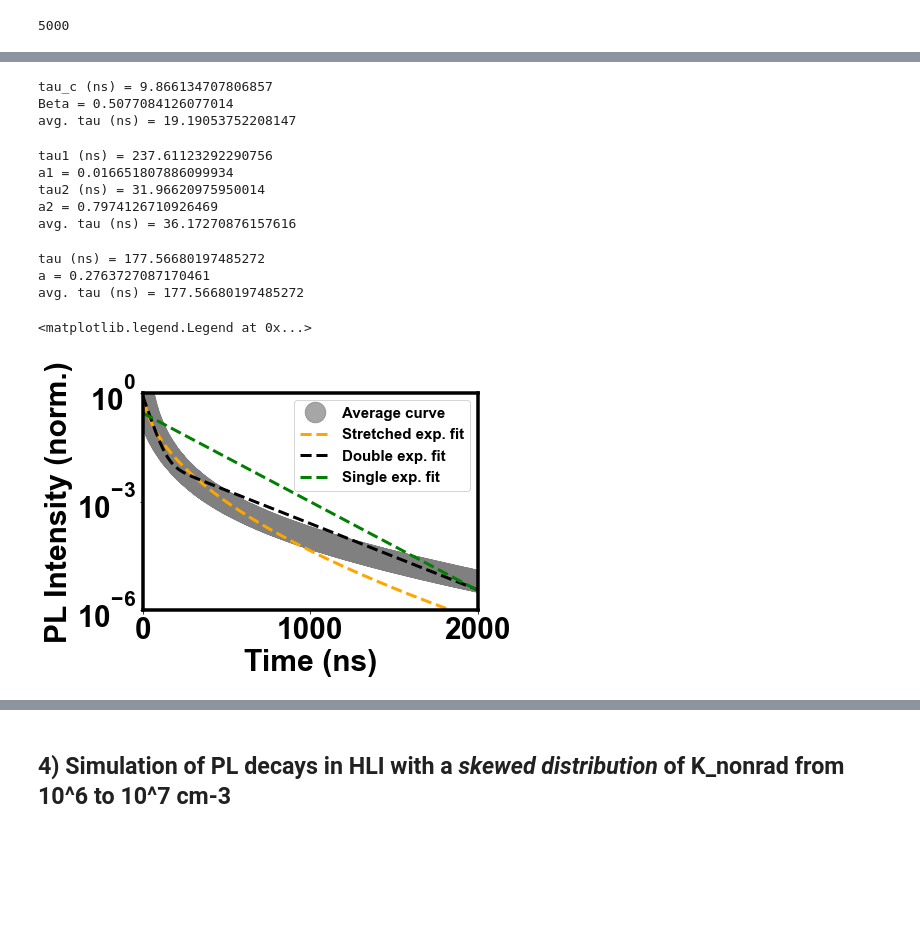
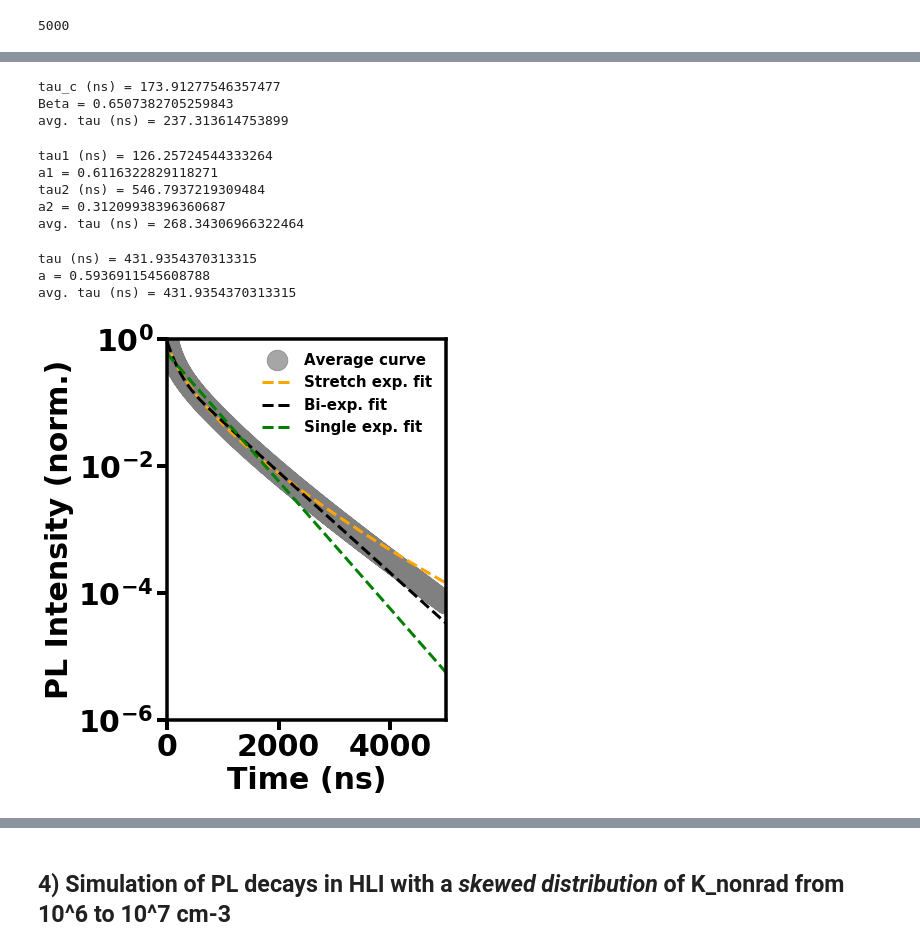
Before and after one commit to GingerLabUW/Carrier_recombination, a Jupyter notebook: PL_Intensity.ipynb, the cells around one changed output, grey strips where cells are left out. Drawn from its saved outputs; the diff is of its cells as text; code cells hidden in the pictures; blank space fills up the shorter version.

```diff
--- a/PL_Intensity.ipynb
+++ b/PL_Intensity.ipynb
@@ -78,3 +79,6 @@ plt.rc('ytick', labelsize = 30)
 plt.rc('lines', lw = 3.5, markersize = 20.5)
 plt.rc('legend', fontsize = 30)
 plt.rc('axes', linewidth = 3.5)
+# %%
+plt.rcParams["font.weight"] = "bold"
+plt.rcParams["axes.labelweight"] = "bold"
@@ -80,0 +96,15 @@ plt.rc('axes', linewidth = 3.5)
+# %%
+# overall decay
+def decay(t, k1):
+    def model(n, t):
+        k2=1e-11
+        p0=1e13
+        dndt = -(k2*(n*p0*n) - k1*n)
+        return dndt
+    n0 = 1e12
+    n = odeint(model, n0, t)
+    return n
+# %%
+t = np.linspace(0,1000, 1000)
+n = decay(t, 1e6)
+plt.plot(t, n/np.max(n))
@@ -84,11 +154,11 @@ plt.rc('axes', linewidth = 3.5)
 # HLI continuity equation: dn/dt with k2, n0 as a constant and k1 as a variable
 def photoluminescence_HLI(t, k1):
     def model(n, t):
-        k2 = 2e-10
+        k2 = 1e-12
         dndt = -(k2*(n**2) + k1*n)
         return dndt
-    n0 = np.tile(np.power(10, 17), 50)
+    n0 = np.tile(np.power(10, 18), 50)
     n = odeint(model, n0, t)
-    k2 = 2e-10
+    k2 = 1e-12
     pl_HLI = k2 * (n**2)
     return pl_HLI
@@ -646,9 +798,9 @@ print("tau_c (ns) = "+str(stretched_exp_skew[0]*1e9))
 print("Beta = "+str(stretched_exp_skew[1]))
 print("avg. tau (ns) = "+str(stretched_exp_skew[3]*1e9))
 # %% [output]
-tau_c (ns) = 9.866134707806857
-Beta = 0.5077084126077014
-avg. tau (ns) = 19.19053752208147
+tau_c (ns) = 173.91277546357477
+Beta = 0.6507382705259843
+avg. tau (ns) = 237.313614753899
 # %%
 double_exp_skew = double_exp_fit(pl_skew_avg/np.max(pl_skew_avg), t)
 print("tau1 (ns) = "+str(double_exp_skew[0]*1e9))
@@ -657,11 +809,11 @@ print("tau2 (ns) = "+str(double_exp_skew[2]*1e9))
 print("a2 = "+str(double_exp_skew[3]))
 print("avg. tau (ns) = "+str(double_exp_skew[4]*1e9))
 # %% [output]
-tau1 (ns) = 237.61123292290756
-a1 = 0.016651807886099934
-tau2 (ns) = 31.96620975950014
-a2 = 0.7974126710926469
-avg. tau (ns) = 36.17270876157616
+tau1 (ns) = 126.25724544333264
+a1 = 0.6116322829118271
+tau2 (ns) = 546.7937219309484
+a2 = 0.31209938396360687
+avg. tau (ns) = 268.34306966322464
 # %%
 #triple_exp_skew = triple_exp_fit(pl_skew_avg/np.max(pl_skew_avg), t)
 #print("tau1 (ns) = "+str(triple_exp_skew[0]*1e9))
@@ -677,26 +829,27 @@ print("tau (ns) = "+str(single_exp_skew[0]*1e9))
 print("a = "+str(single_exp_skew[1]))
 print("avg. tau (ns) = "+str(single_exp_skew[2]*1e9))
 # %% [output]
-tau (ns) = 177.56680197485272
-a = 0.2763727087170461
-avg. tau (ns) = 177.56680197485272
+tau (ns) = 431.9354370313315
+a = 0.5936911545608788
+avg. tau (ns) = 431.9354370313315
 # %%
 # plot average curve and multiple exponential fitting curves
 #plt.figure(figsize=(10,8))
+plt.figure(figsize=(5,7))
 plt.plot(t*1e9, pl_skew_avg/np.max(pl_skew_avg),'C1o', color='grey', alpha=0.7,label="Average curve")
-plt.plot(t*1e9, stretched_exp_skew[4], '--', color='orange', lw = 3, label="Stretched exp. fit")
-plt.plot(t*1e9, double_exp_skew[5], 'k--', lw = 3, label="Double exp. fit")
+plt.plot(t*1e9, stretched_exp_skew[4], '--', color='orange', lw = 3, label="Stretch exp. fit")
+plt.plot(t*1e9, double_exp_skew[5], 'k--', lw = 3, label="Bi-exp. fit")
 #plt.plot(t*1e9, triple_exp_skew[7], 'c--', lw = 3, label="triple exp fit")
 plt.plot(t*1e9, single_exp_skew[3], 'g--', lw = 3, label="Single exp. fit")
 plt.yscale('log')
-plt.xlim(0, 2000)
-plt.ylim(0.000001, 1)
+plt.xlim(0, 5000)
+plt.ylim(1E-6, 1)
 plt.xlabel("Time (ns)", fontsize =30, fontweight ='bold')
 plt.ylabel("PL Intensity (norm.)", fontsize =30, fontweight ='bold')
-plt.legend(fontsize=15)
+plt.legend(fontsize=15, frameon=False)
+plt.tick_params(direction='out', length=10, width=4)
 # %% [output]
-<matplotlib.legend.Legend at 0x...>
-[figure, old version]
+[figure, new version]
 # %%
 #Mathematical deriation of lifetime from average curve knowing at $\tau$ : $I = \frac{I_0}{e}$
 
```
Also changed, not shown: parts of 96 cells of this notebook.
